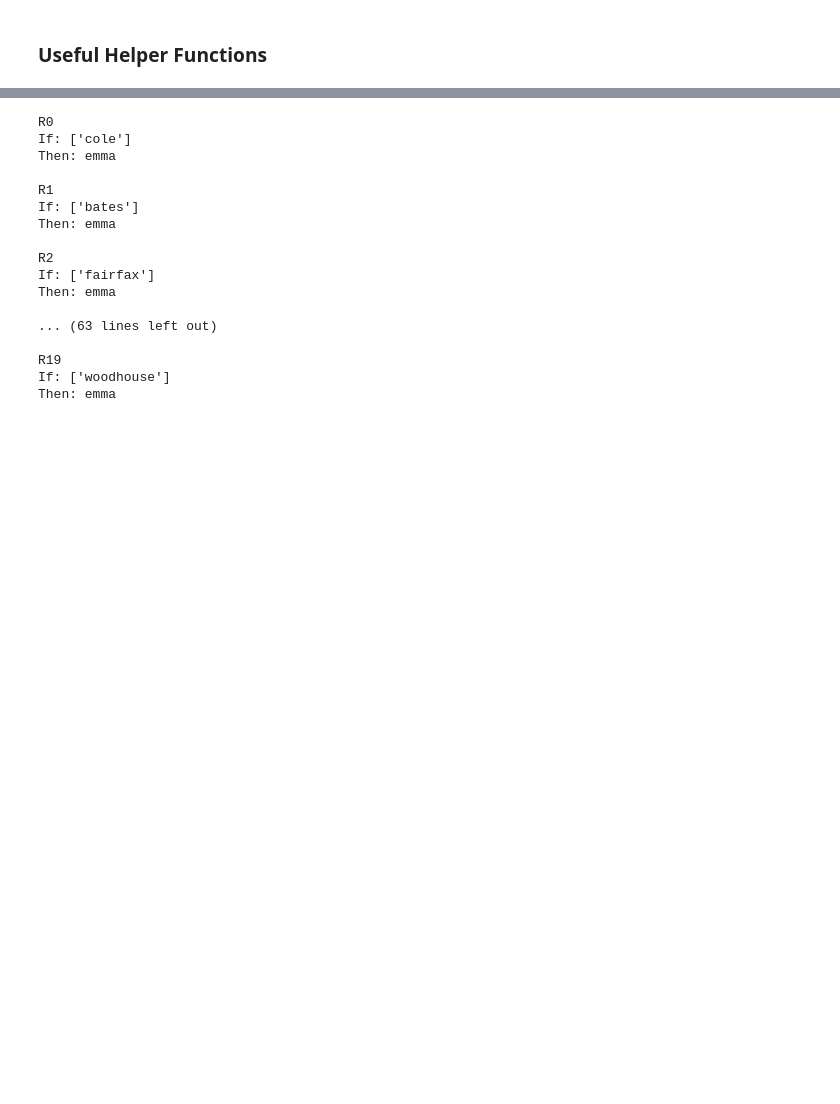
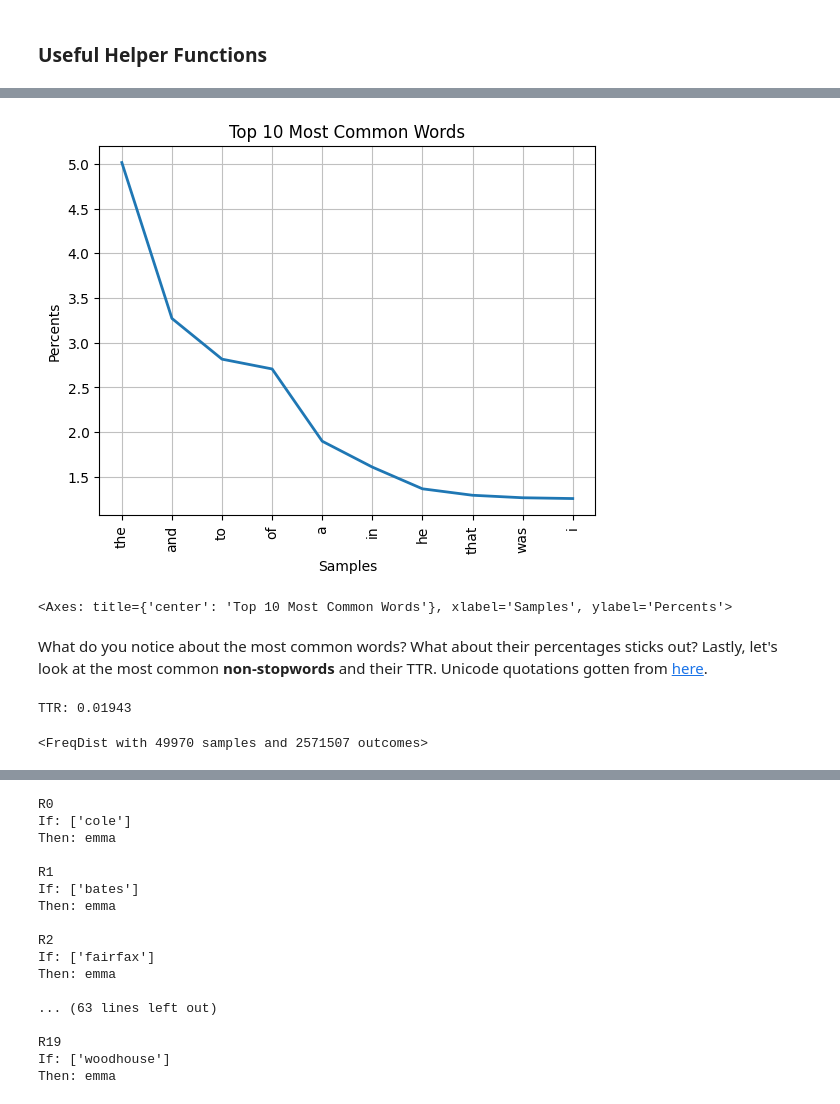
Before and after one commit to AlejandroCiuba/PyLing, a Jupyter notebook: classifiers.ipynb, the cells around one changed output, grey strips where cells are left out. Saved outputs shown, nothing was run; the diff lists cells and outputs as text; code cells hidden in the pictures; blank space fills up the shorter version.

```diff
--- a/classifiers.ipynb
+++ b/classifiers.ipynb
@@ -195,0 +315,22 @@ def plot_loss(loss, epochs, model_name):
+# %%
+# Top ten
+toks_freq.plot(10, title="Top 10 Most Common Words", percents=True)
+# %% [output]
+[figure, added]
+<Axes: title={'center': 'Top 10 Most Common Words'}, xlabel='Samples', ylabel='Percents'>
+# %% [markdown]
+What do you notice about the most common words? What about their percentages sticks out? Lastly, let's look at the most common **non-stopwords** and their TTR. Unicode quotations gotten from [here](https://www.cl.cam.ac.uk/~mgk25/ucs/quotes.html).
+# %%
+puncts = {',', '"', "'", "'", "‘", "’", '“', '”',
+          ';', ':', '/', '\\',  '(', ')', '[', ']',
+          '{', '}',}
+full_stop = ENGLISH_STOP_WORDS.union(puncts)
+non_stop = [tok for tok in tokens if tok not in full_stop]
+print(f"TTR: {len(set(non_stop)) / len(non_stop):.5f}")
+# %% [output]
+TTR: 0.01943
+# %%
+non_stop_freqs = nltk.FreqDist(non_stop)
+print(non_stop_freqs)
+# %% [output]
+<FreqDist with 49970 samples and 2571507 outcomes>
```
Also changed, not shown: parts of 22 cells of this notebook.
